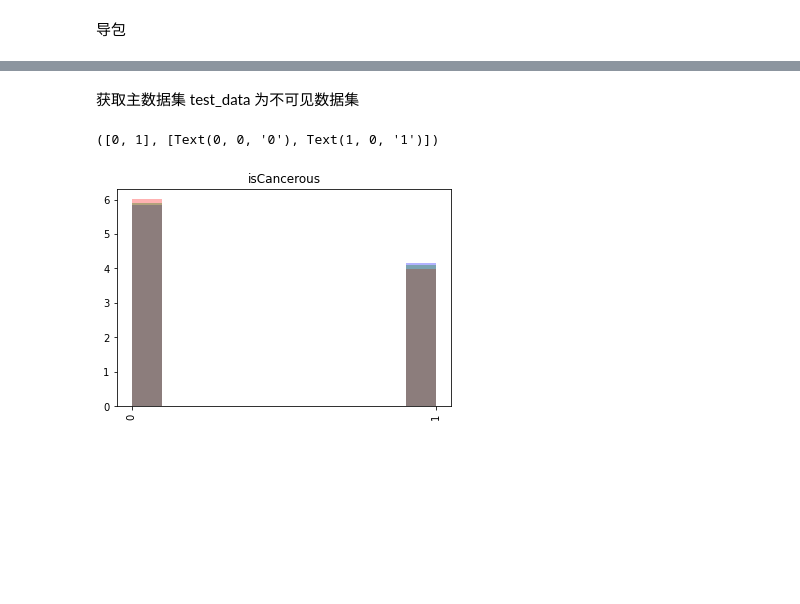
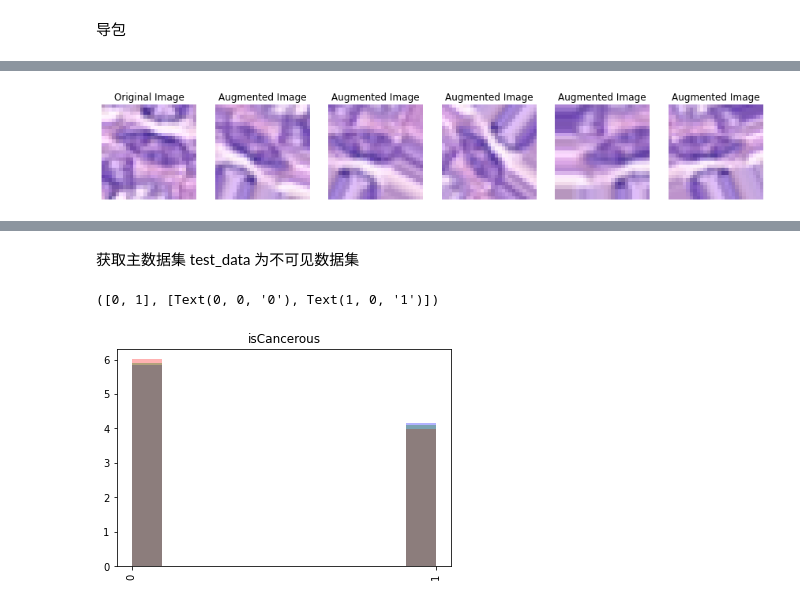
Before and after one commit to SHVleV9CYWkK/CRCHistoPhenotypes-Image-Classification, a Jupyter notebook: main.ipynb, the cells around one changed output, grey strips where cells are left out. Saved outputs shown, nothing was run; the diff lists cells and outputs as text; code cells hidden in the pictures; blank space fills up the shorter version.

```diff
--- a/main.ipynb
+++ b/main.ipynb
@@ -14,0 +105,18 @@ import random
+# %%
+# 随机选择一张图像
+selected_image = data.sample(n=1).iloc[0]['ImageName']
+image = Image.open("./Image_classification_data/patch_images/" + selected_image)
+# 创建 ImageDataGenerator 对象
+augmentation_generator = tf.keras.preprocessing.image.ImageDataGenerator(
+    rotation_range=40,
+    width_shift_range=0.2,
+    height_shift_range=0.2,
+    zoom_range=0.2,
+    horizontal_flip=True,
+    vertical_flip=True,
+    fill_mode='nearest'
+)
+# 可视化图像增强效果
+visualize_augmentation(image, augmentation_generator)
+# %% [output]
+[figure, added]
```
Also changed, not shown: parts of 12 cells of this notebook.
